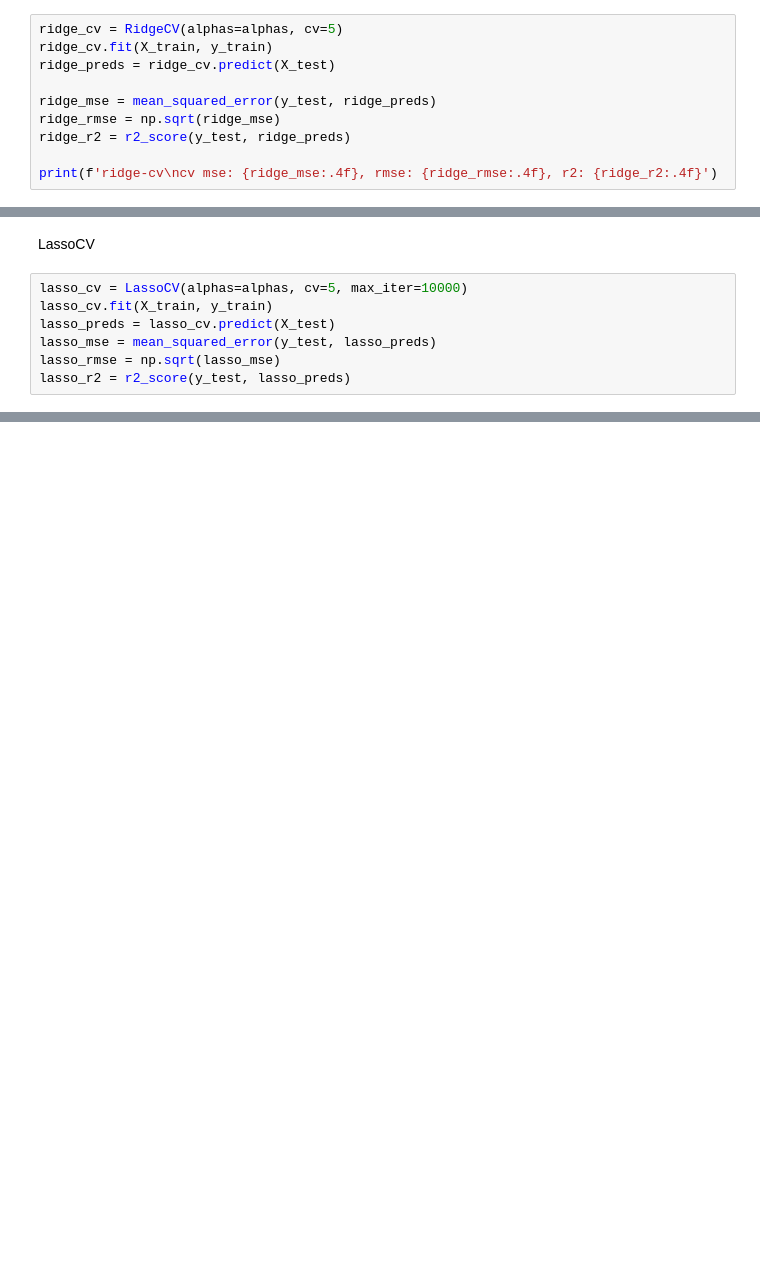
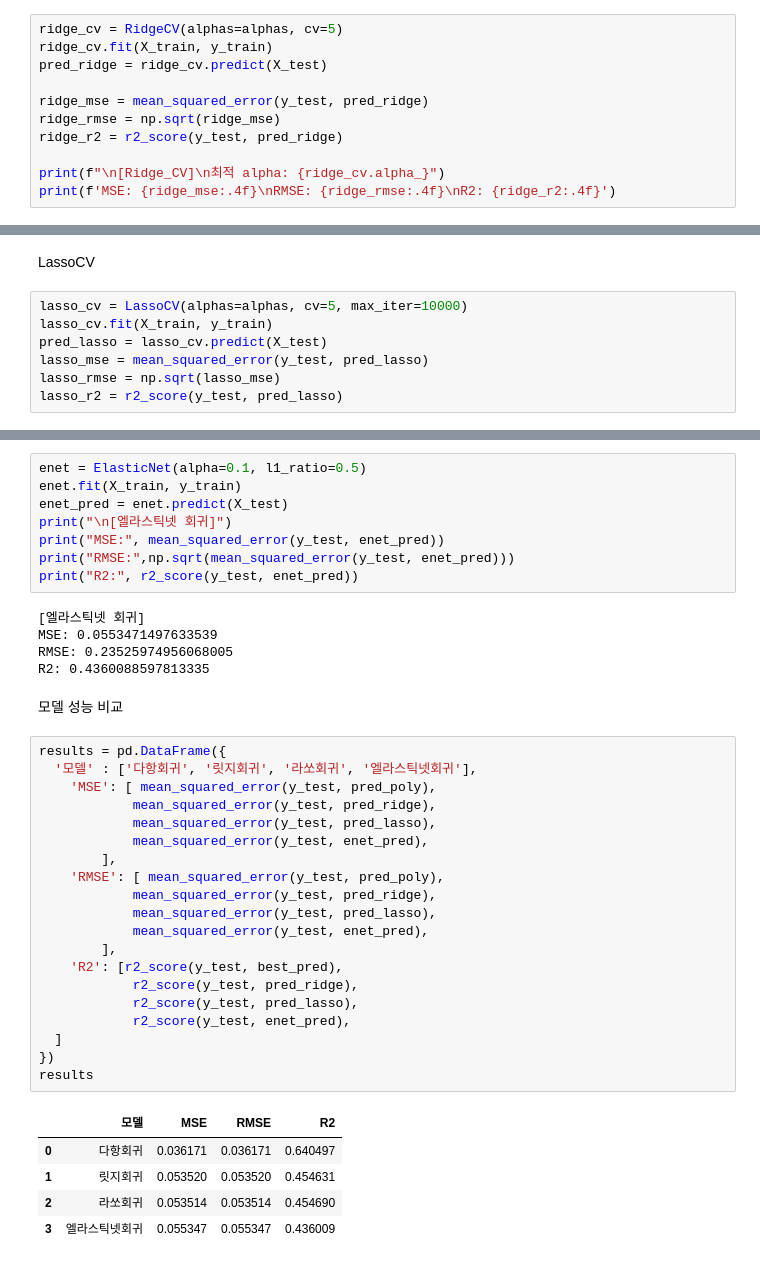
Before and after one commit to sswwdk/hipython_rep, a Jupyter notebook: bike데이터분석/bike대여량예측모델.ipynb, the cells around one changed output, grey strips where cells are left out. Saved outputs shown, nothing was run; the diff lists cells and outputs as text; blank space fills up the shorter version.

```diff
--- a/bike데이터분석/bike대여량예측모델.ipynb
+++ b/bike데이터분석/bike대여량예측모델.ipynb
@@ -483,11 +507,12 @@ alphas = [0.001, 0.01, 0.1, 1, 10, 100]
 # %%
 ridge_cv = RidgeCV(alphas=alphas, cv=5)
 ridge_cv.fit(X_train, y_train)
-ridge_preds = ridge_cv.predict(X_test)
+pred_ridge = ridge_cv.predict(X_test)
 
-ridge_mse = mean_squared_error(y_test, ridge_preds)
+ridge_mse = mean_squared_error(y_test, pred_ridge)
 ridge_rmse = np.sqrt(ridge_mse)
-ridge_r2 = r2_score(y_test, ridge_preds)
+ridge_r2 = r2_score(y_test, pred_ridge)
 
-print(f'ridge-cv\ncv mse: {ridge_mse:.4f}, rmse: {ridge_rmse:.4f}, r2: {ridge_r2:.4f}')
+print(f"\n[Ridge_CV]\n최적 alpha: {ridge_cv.alpha_}")
+print(f'MSE: {ridge_mse:.4f}\nRMSE: {ridge_rmse:.4f}\nR2: {ridge_r2:.4f}')
 # %% [output]
@@ -524,8 +548,8 @@ LassoCV
 # %%
 lasso_cv = LassoCV(alphas=alphas, cv=5, max_iter=10000)
 lasso_cv.fit(X_train, y_train)
-lasso_preds = lasso_cv.predict(X_test)
-lasso_mse = mean_squared_error(y_test, lasso_preds)
+pred_lasso = lasso_cv.predict(X_test)
+lasso_mse = mean_squared_error(y_test, pred_lasso)
 lasso_rmse = np.sqrt(lasso_mse)
-lasso_r2 = r2_score(y_test, lasso_preds)
+lasso_r2 = r2_score(y_test, pred_lasso)
 # %%
@@ -538,0 +566,41 @@ R2: 0.489
+# %%
+enet = ElasticNet(alpha=0.1, l1_ratio=0.5)
+enet.fit(X_train, y_train)
+enet_pred = enet.predict(X_test)
+print("\n[엘라스틱넷 회귀]")
+print("MSE:", mean_squared_error(y_test, enet_pred))
+print("RMSE:",np.sqrt(mean_squared_error(y_test, enet_pred)))
+print("R2:", r2_score(y_test, enet_pred))
+# %% [output]
+[엘라스틱넷 회귀]
+MSE: 0.0553471497633539
+RMSE: 0.23525974956068005
+R2: 0.4360088597813335
+# %% [markdown]
+모델 성능 비교
+# %%
+results = pd.DataFrame({
+  '모델' : ['다항회귀', '릿지회귀', '라쏘회귀', '엘라스틱넷회귀'],
+    'MSE': [ mean_squared_error(y_test, pred_poly),
+            mean_squared_error(y_test, pred_ridge),
+            mean_squared_error(y_test, pred_lasso),
+            mean_squared_error(y_test, enet_pred),
+        ],
+    'RMSE': [ mean_squared_error(y_test, pred_poly),
+            mean_squared_error(y_test, pred_ridge),
+            mean_squared_error(y_test, pred_lasso),
+            mean_squared_error(y_test, enet_pred),
+        ],
+    'R2': [r2_score(y_test, best_pred),
+            r2_score(y_test, pred_ridge),
+            r2_score(y_test, pred_lasso),
+            r2_score(y_test, enet_pred),
+  ]
+})
+results
+# %% [output]
+|  | 모델 | MSE | RMSE | R2 |
+| 0 | 다항회귀 | 0.036171 | 0.036171 | 0.640497 |
+| 1 | 릿지회귀 | 0.053520 | 0.053520 | 0.454631 |
+| 2 | 라쏘회귀 | 0.053514 | 0.053514 | 0.454690 |
+| 3 | 엘라스틱넷회귀 | 0.055347 | 0.055347 | 0.436009 |
```
Also changed, not shown: parts of 28 cells of this notebook, 3 other files.
